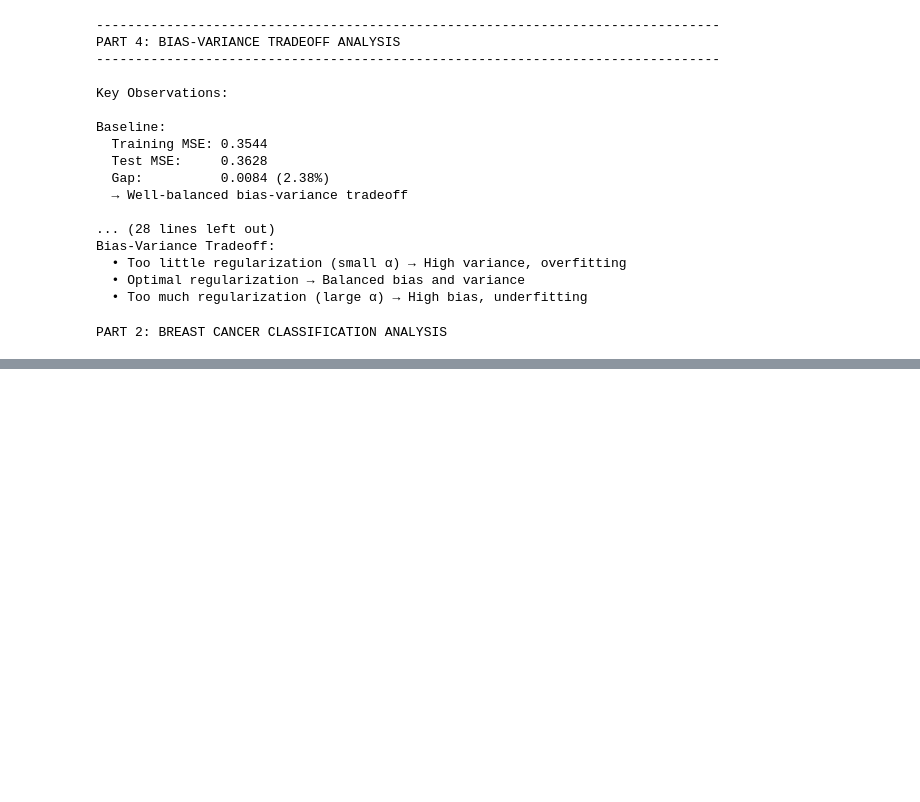
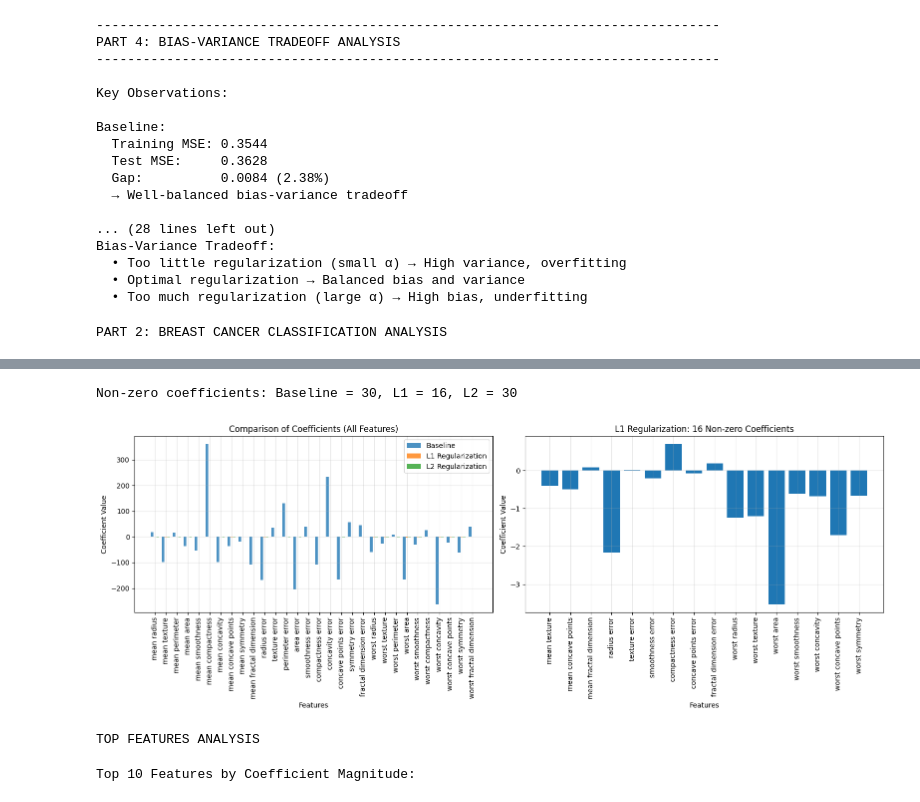
Before and after one commit to Dipesh0987/Concepts-and-Technologies-of-AI, a Jupyter notebook: DipeshKishorChhetri_worksheet7.ipynb, the cells around one changed output, grey strips where cells are left out. Cells and saved outputs as stored; diff of their text form; code cells hidden in the pictures; blank space fills up the shorter version.

```diff
--- a/DipeshKishorChhetri_worksheet7.ipynb
+++ b/DipeshKishorChhetri_worksheet7.ipynb
@@ -586,0 +614,4 @@ from sklearn.model_selection import train_test_split
+# %%
+scaler_c = StandardScaler()
+X_train_c_scaled = scaler_c.fit_transform(X_train_c)
+X_test_c_scaled = scaler_c.transform(X_test_c)
@@ -586,0 +663,15 @@ from sklearn.model_selection import train_test_split
+# %%
+logreg_params = {
+    'C': [0.001, 0.01, 0.1, 1, 10, 100, 1000],
+    'penalty': ['l1', 'l2'],
+    'solver': ['liblinear']  # liblinear supports both L1 and L2
+}
+logreg = LogisticRegression(random_state=42, max_iter=10000)
+
+logreg_grid = GridSearchCV(logreg, logreg_params, cv=5, scoring='accuracy', n_jobs=-1)
+logreg_grid.fit(X_train_c_scaled, y_train_c)
+
+print("\nLogistic Regression - Best Parameters:")
+print(f"  Best C: {logreg_grid.best_params_['C']}")
+print(f"  Best penalty: {logreg_grid.best_params_['penalty']}")
+print(f"  Best CV Accuracy: {logreg_grid.best_score_:.4f}")
@@ -586,0 +719,43 @@ from sklearn.model_selection import train_test_split
+# %%
+l1_nonzero = np.sum(logreg_l1.coef_[0] != 0)
+l2_nonzero = np.sum(logreg_l2.coef_[0] != 0)
+baseline_nonzero = np.sum(logreg_baseline.coef_[0] != 0)
+print(f"\nNon-zero coefficients: Baseline = {baseline_nonzero}, L1 = {l1_nonzero}, L2 = {l2_nonzero}")
+plt.figure(figsize=(16, 6))
+plt.subplot(1, 2, 1)
+
+features = load_breast_cancer().feature_names
+x_pos = np.arange(len(features))
+plt.bar(x_pos - 0.25, logreg_baseline.coef_[0], width=0.25, label='Baseline', alpha=0.8)
+plt.bar(x_pos, logreg_l1.coef_[0], width=0.25, label='L1 Regularization', alpha=0.8)
+plt.bar(x_pos + 0.25, logreg_l2.coef_[0], width=0.25, label='L2 Regularization', alpha=0.8)
+plt.xlabel('Features')
+plt.ylabel('Coefficient Value')
+plt.title('Comparison of Coefficients (All Features)')
+plt.xticks(x_pos, features, rotation=90)
+plt.legend()
+plt.grid(True, alpha=0.3)
+plt.subplot(1, 2, 2)
+l1_nonzero_indices = np.where(logreg_l1.coef_[0] != 0)[0]
+if len(l1_nonzero_indices) > 0:
+    plt.bar(np.arange(len(l1_nonzero_indices)), logreg_l1.coef_[0][l1_nonzero_indices])
+    plt.xticks(np.arange(len(l1_nonzero_indices)),
+               [features[i] for i in l1_nonzero_indices], rotation=90)
+    plt.xlabel('Features')
+    plt.ylabel('Coefficient Value')
+    plt.title(f'L1 Regularization: {l1_nonzero} Non-zero Coefficients')
+    plt.grid(True, alpha=0.3)
+
+plt.tight_layout()
+plt.show()
+# %% [output]
+Non-zero coefficients: Baseline = 30, L1 = 16, L2 = 30
+[figure, added]
+# %%
+print("TOP FEATURES ANALYSIS")
+# %% [output]
+TOP FEATURES ANALYSIS
+# %%
+print("\nTop 10 Features by Coefficient Magnitude:")
+# %% [output]
+Top 10 Features by Coefficient Magnitude:
```
Also changed, not shown: parts of 16 cells of this notebook.
